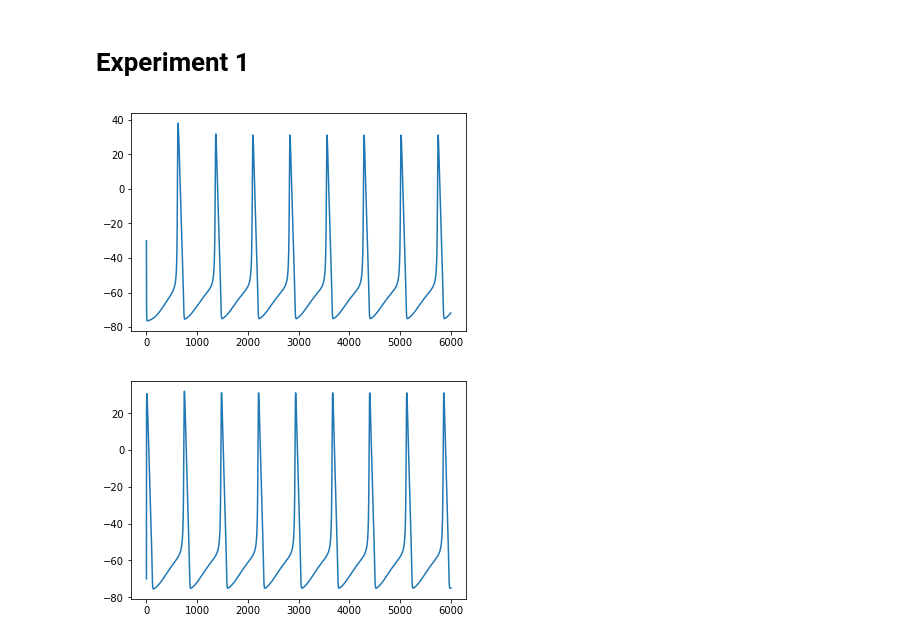
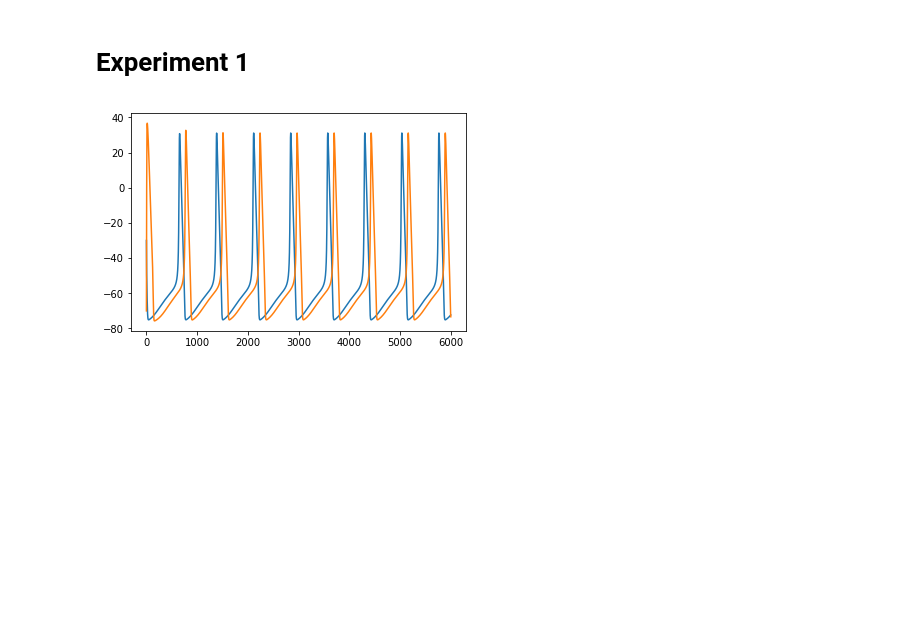
Before and after one commit to ndettmer/neuronal_synchrony_replication, a Jupyter notebook: NoNest.ipynb, the cells around one changed output. Saved outputs shown, nothing was run; the diff lists cells and outputs as text; code cells hidden in the pictures; blank space fills up the shorter version.

Commit message:
combined plot

```diff
--- a/NoNest.ipynb
+++ b/NoNest.ipynb
@@ -155,9 +155,13 @@ def simulate(neuron, start_time, end_time, step_size, V0):
 # %% [markdown]
 ## Plotting
 # %%
-def plot_V(neuron):
-    t = np.arange(0, len(neuron.V))
-    plt.plot(t, neuron.V)
+def plot_V(neurons):
+
+    for neuron in neurons:
+
+        t = np.arange(0, len(neuron.V))
+        plt.plot(t, neuron.V)
+
     plt.show()
     #plt.plot(t, neuron.m)
     #plt.plot(t, neuron.h)
@@ -169,11 +173,10 @@ def plot_V(neuron):
 # %%
 hh_1 = hh_neuron(hh_config)
 simulate(hh_1, 0, 120, 0.02, -30)
-plot_V(hh_1)
 
 hh_2 = hh_neuron(hh_config)
 simulate(hh_2, 0, 120, 0.02, -70)
-plot_V(hh_2)
+
+plot_V([hh_1,hh_2])
 # %% [output]
-[figure, old version]
+[figure, new version]
-[figure, removed]
```
